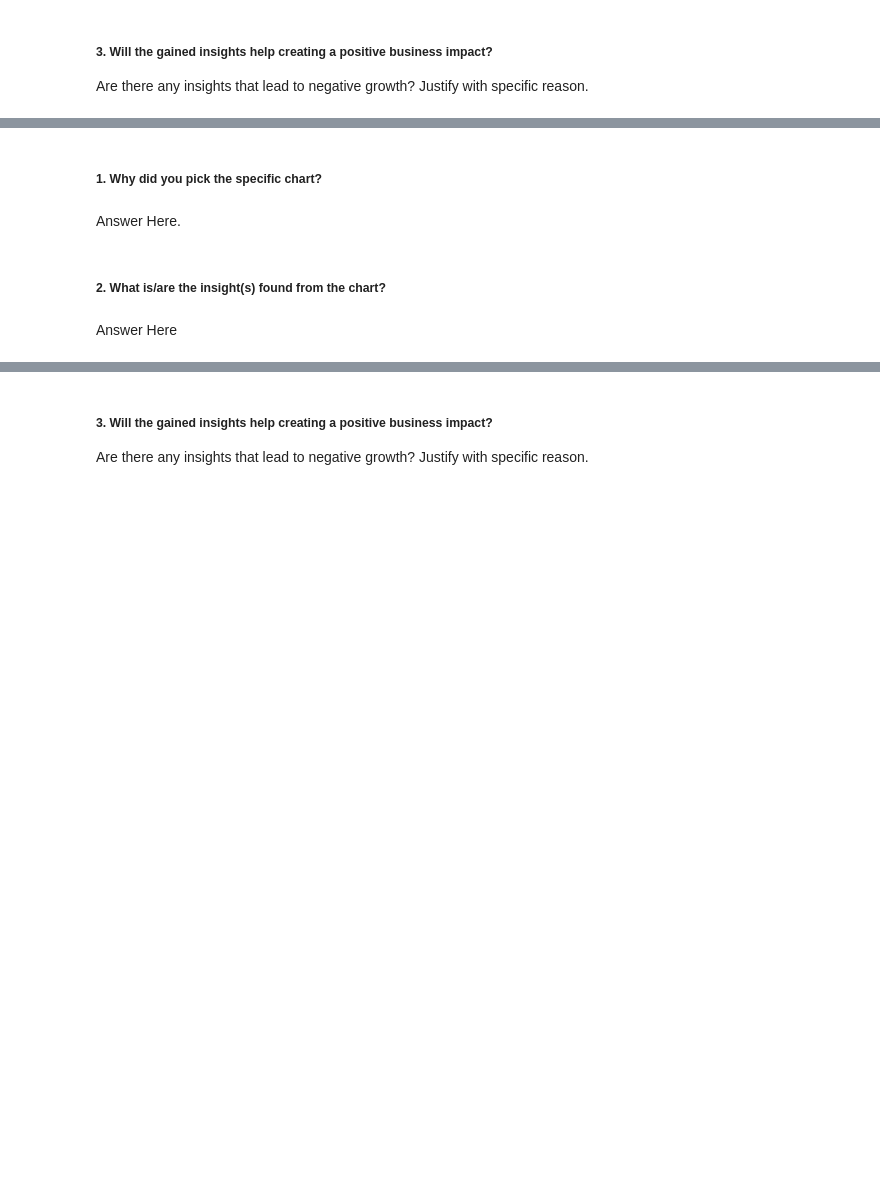
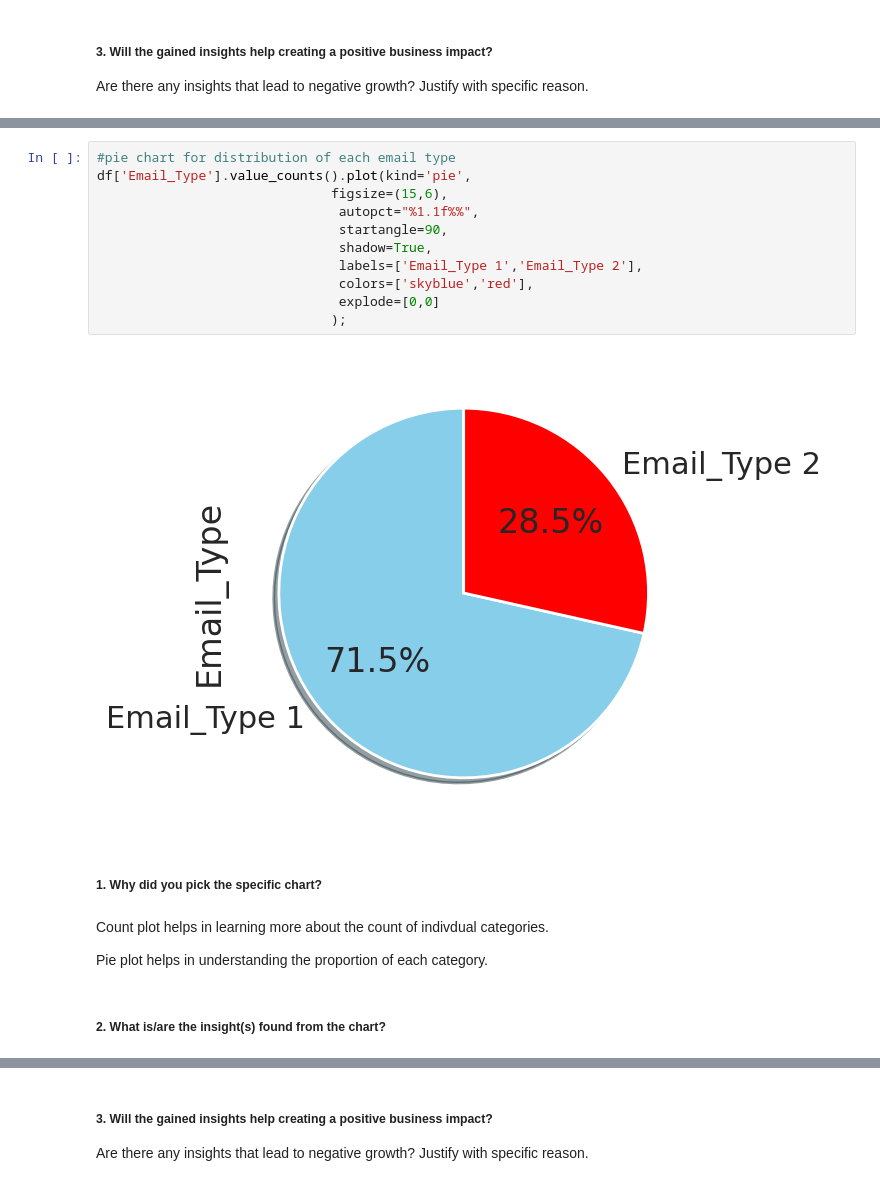
Before and after one commit to shailesh3335/Email_Campaign_Effectiveness_Prediction_capstone, a Jupyter notebook: Email_Campaign_Effectiveness_Prediction_capstone.ipynb, the cells around one changed output, grey strips where cells are left out. Saved outputs shown, nothing was run; the diff lists cells and outputs as text; blank space fills up the shorter version.

```diff
--- a/Email_Campaign_Effectiveness_Prediction_capstone.ipynb
+++ b/Email_Campaign_Effectiveness_Prediction_capstone.ipynb
@@ -854,8 +894,21 @@ Answer Here
+# %%
+#pie chart for distribution of each email type
+df['Email_Type'].value_counts().plot(kind='pie',
+                              figsize=(15,6),
+                               autopct="%1.1f%%",
+                               startangle=90,
+                               shadow=True,
+                               labels=['Email_Type 1','Email_Type 2'],
+                               colors=['skyblue','red'],
+                               explode=[0,0]
+                              );
+# %% [output]
+[figure, added]
 # %% [markdown]
 ##### 1. Why did you pick the specific chart?
-# %% [markdown]
-Answer Here.
+# %% [markdown]
+Count plot helps in learning more about the count of indivdual categories.
+
+Pie plot helps in understanding the proportion of each category.
 # %% [markdown]
 ##### 2. What is/are the insight(s) found from the chart?
-# %% [markdown]
-Answer Here
```
Also changed, not shown: parts of 46 cells of this notebook.
